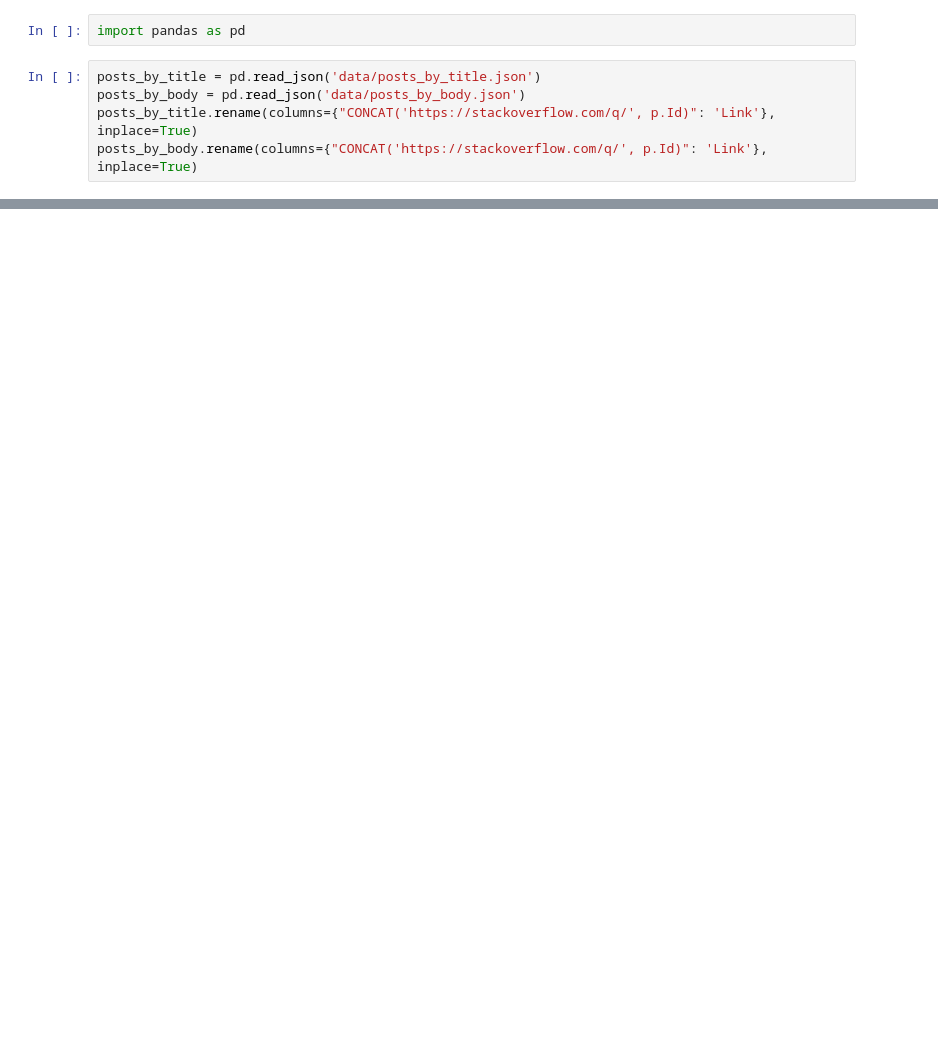
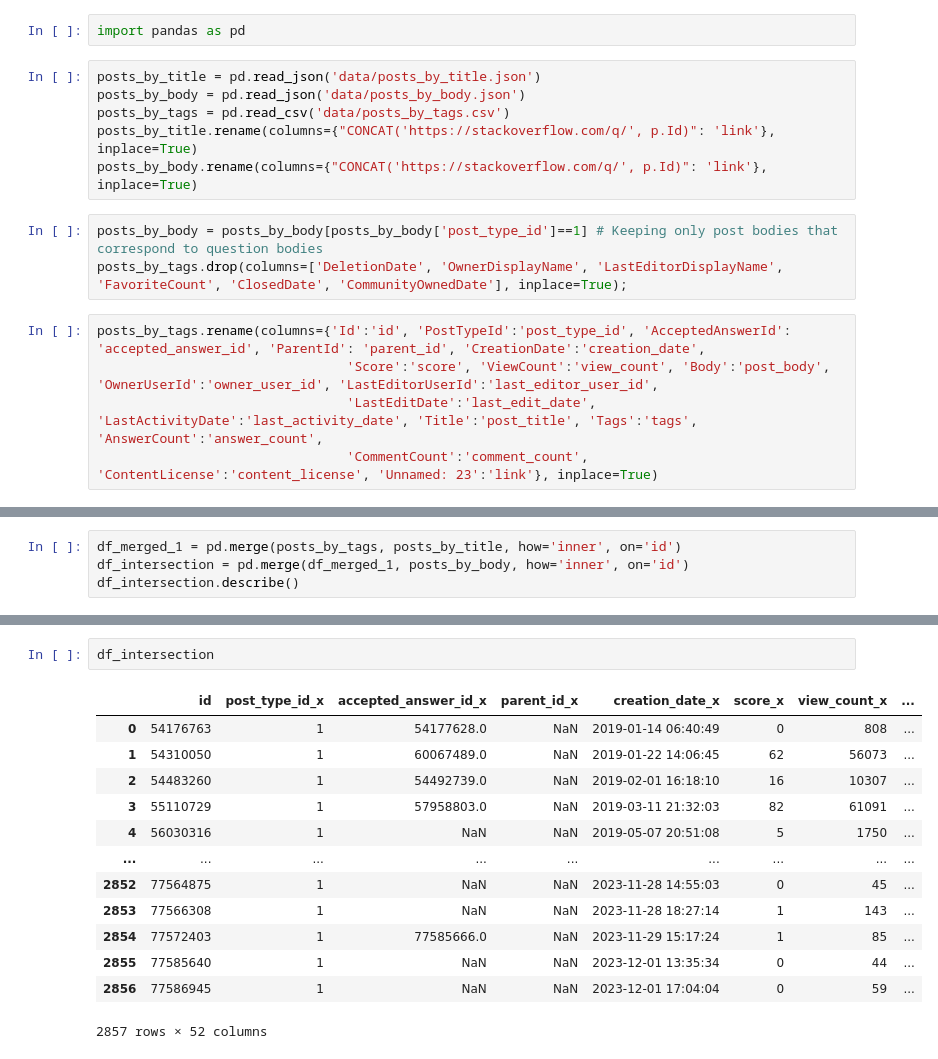
Before and after one commit to sandro-hernandez/GA_Developer_Needs_replication_package, a Jupyter notebook: Taxonomy/taxonomy.ipynb, the cells around one changed output, grey strips where cells are left out. Saved outputs shown, nothing was run; the diff lists cells and outputs as text; blank space fills up the shorter version.

Commit message:
create dataframe intersection and union

```diff
--- a/Taxonomy/taxonomy.ipynb
+++ b/Taxonomy/taxonomy.ipynb
@@ -3,6 +12,15 @@ import pandas as pd
 # %%
 posts_by_title = pd.read_json('data/posts_by_title.json')
 posts_by_body = pd.read_json('data/posts_by_body.json')
-posts_by_title.rename(columns={"CONCAT('https://stackoverflow.com/q/', p.Id)": 'Link'}, inplace=True)
-posts_by_body.rename(columns={"CONCAT('https://stackoverflow.com/q/', p.Id)": 'Link'}, inplace=True)
+posts_by_tags = pd.read_csv('data/posts_by_tags.csv')
+posts_by_title.rename(columns={"CONCAT('https://stackoverflow.com/q/', p.Id)": 'link'}, inplace=True)
+posts_by_body.rename(columns={"CONCAT('https://stackoverflow.com/q/', p.Id)": 'link'}, inplace=True)
+# %%
+posts_by_body = posts_by_body[posts_by_body['post_type_id']==1] # Keeping only post bodies that correspond to question bodies
+posts_by_tags.drop(columns=['DeletionDate', 'OwnerDisplayName', 'LastEditorDisplayName', 'FavoriteCount', 'ClosedDate', 'CommunityOwnedDate'], inplace=True);
+# %%
+posts_by_tags.rename(columns={'Id':'id', 'PostTypeId':'post_type_id', 'AcceptedAnswerId': 'accepted_answer_id', 'ParentId': 'parent_id', 'CreationDate':'creation_date',
+                                'Score':'score', 'ViewCount':'view_count', 'Body':'post_body', 'OwnerUserId':'owner_user_id', 'LastEditorUserId':'last_editor_user_id',
+                                'LastEditDate':'last_edit_date', 'LastActivityDate':'last_activity_date', 'Title':'post_title', 'Tags':'tags', 'AnswerCount':'answer_count',
+                                'CommentCount':'comment_count', 'ContentLicense':'content_license', 'Unnamed: 23':'link'}, inplace=True)
 # %%
@@ -28,0 +53,4 @@ memory usage: 1.4+ MB
+# %%
+df_merged_1 = pd.merge(posts_by_tags, posts_by_title, how='inner', on='id')
+df_intersection = pd.merge(df_merged_1, posts_by_body, how='inner', on='id')
+df_intersection.describe()
@@ -28,0 +100,16 @@ memory usage: 1.4+ MB
+# %%
+df_intersection
+# %% [output]
+|  | id | post_type_id_x | accepted_answer_id_x | parent_id_x | creation_date_x | score_x | view_count_x | ... |
+| 0 | 54176763 | 1 | 54177628.0 | NaN | 2019-01-14 06:40:49 | 0 | 808 | ... |
+| 1 | 54310050 | 1 | 60067489.0 | NaN | 2019-01-22 14:06:45 | 62 | 56073 | ... |
+| 2 | 54483260 | 1 | 54492739.0 | NaN | 2019-02-01 16:18:10 | 16 | 10307 | ... |
+| 3 | 55110729 | 1 | 57958803.0 | NaN | 2019-03-11 21:32:03 | 82 | 61091 | ... |
+| 4 | 56030316 | 1 | NaN | NaN | 2019-05-07 20:51:08 | 5 | 1750 | ... |
+| ... | ... | ... | ... | ... | ... | ... | ... | ... |
+| 2852 | 77564875 | 1 | NaN | NaN | 2023-11-28 14:55:03 | 0 | 45 | ... |
+| 2853 | 77566308 | 1 | NaN | NaN | 2023-11-28 18:27:14 | 1 | 143 | ... |
+| 2854 | 77572403 | 1 | 77585666.0 | NaN | 2023-11-29 15:17:24 | 1 | 85 | ... |
+| 2855 | 77585640 | 1 | NaN | NaN | 2023-12-01 13:35:34 | 0 | 44 | ... |
+| 2856 | 77586945 | 1 | NaN | NaN | 2023-12-01 17:04:04 | 0 | 59 | ... |
+2857 rows × 52 columns
```
Also changed, not shown: parts of 9 cells of this notebook, 1 other file.
